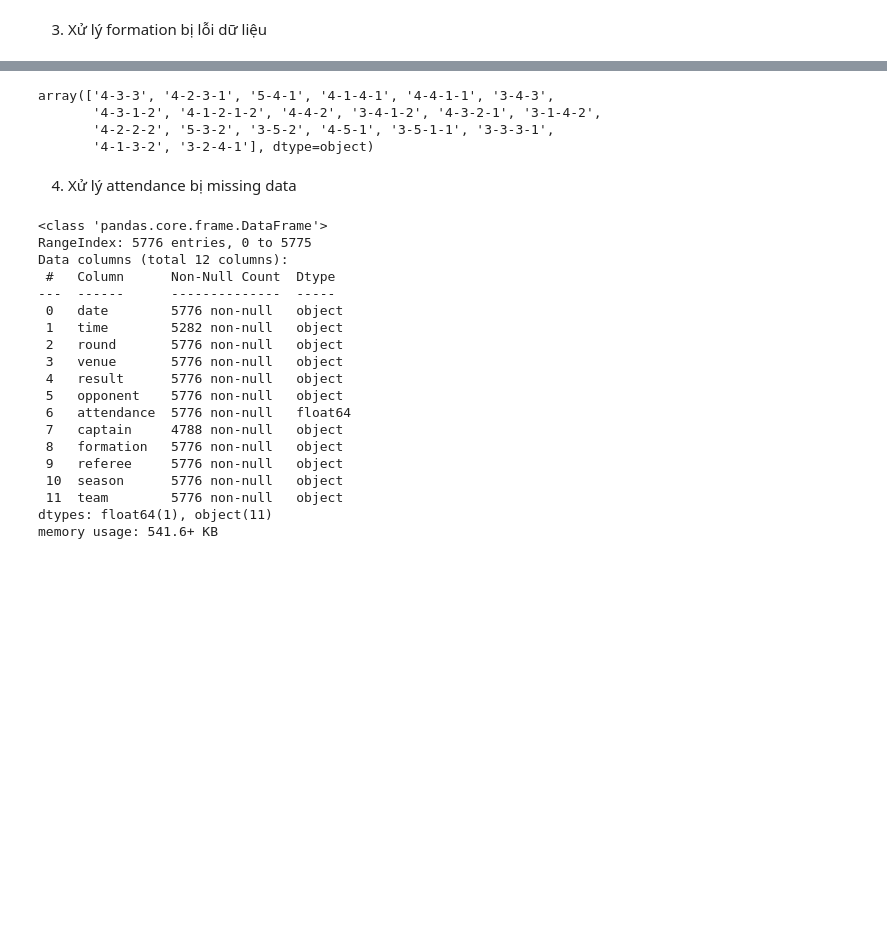
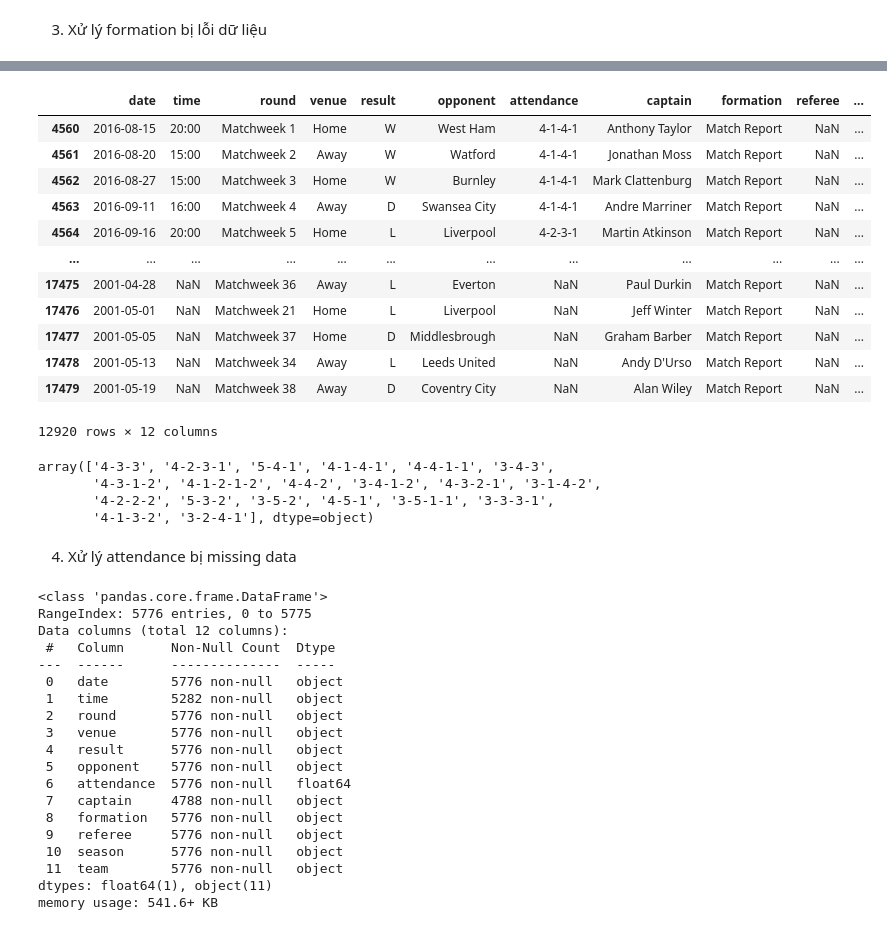
Before and after one commit to taiphanvan2k3/FootballPredict, a Jupyter notebook: src/clean_data.ipynb, the cells around one changed output, grey strips where cells are left out. Saved outputs shown, nothing was run; the diff lists cells and outputs as text; code cells hidden in the pictures; blank space fills up the shorter version.

```diff
--- a/src/clean_data.ipynb
+++ b/src/clean_data.ipynb
@@ -46,10 +46,7 @@ match_df = match_df.drop(
         "xga",
         "notes",
         "match report",
-        "sot",
-        "pkatt",
-        "poss",
-        "url",
+        "poss"
     ]
 )
 
@@ -77,3 +74,19 @@ array(['4-3-3', '4-2-3-1', '5-4-1', '4-1-4-1', '4-4-1-1', '3-4-3',
+# %%
+match_df[match_df["formation"] == "Match Report"]
+# %% [output]
+|  | date | time | round | venue | result | opponent | attendance | captain | formation | referee | ... |
+| 4560 | 2016-08-15 | 20:00 | Matchweek 1 | Home | W | West Ham | 4-1-4-1 | Anthony Taylor | Match Report | NaN | ... |
+| 4561 | 2016-08-20 | 15:00 | Matchweek 2 | Away | W | Watford | 4-1-4-1 | Jonathan Moss | Match Report | NaN | ... |
+| 4562 | 2016-08-27 | 15:00 | Matchweek 3 | Home | W | Burnley | 4-1-4-1 | Mark Clattenburg | Match Report | NaN | ... |
+| 4563 | 2016-09-11 | 16:00 | Matchweek 4 | Away | D | Swansea City | 4-1-4-1 | Andre Marriner | Match Report | NaN | ... |
+| 4564 | 2016-09-16 | 20:00 | Matchweek 5 | Home | L | Liverpool | 4-2-3-1 | Martin Atkinson | Match Report | NaN | ... |
+| ... | ... | ... | ... | ... | ... | ... | ... | ... | ... | ... | ... |
+| 17475 | 2001-04-28 | NaN | Matchweek 36 | Away | L | Everton | NaN | Paul Durkin | Match Report | NaN | ... |
+| 17476 | 2001-05-01 | NaN | Matchweek 21 | Home | L | Liverpool | NaN | Jeff Winter | Match Report | NaN | ... |
+| 17477 | 2001-05-05 | NaN | Matchweek 37 | Home | D | Middlesbrough | NaN | Graham Barber | Match Report | NaN | ... |
+| 17478 | 2001-05-13 | NaN | Matchweek 34 | Away | L | Leeds United | NaN | Andy D'Urso | Match Report | NaN | ... |
+| 17479 | 2001-05-19 | NaN | Matchweek 38 | Away | D | Coventry City | NaN | Alan Wiley | Match Report | NaN | ... |
+12920 rows × 12 columns
 # %%
 # Xóa kí tự đặc biệt trong data cột 'formation'
 match_df['formation'] = match_df['formation'].str.replace('◆','', regex=False)
```
Also changed, not shown: parts of 4 cells of this notebook, 25 other files.
